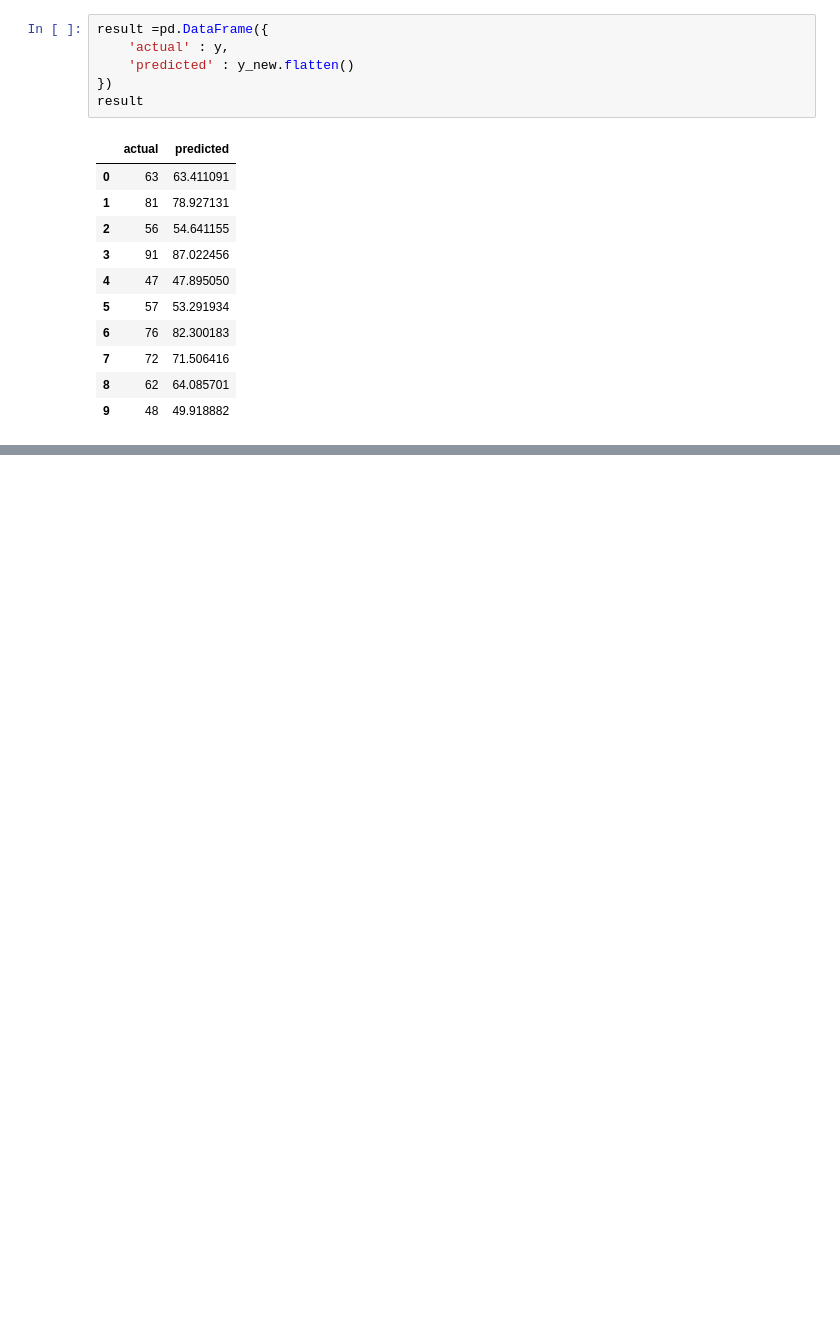
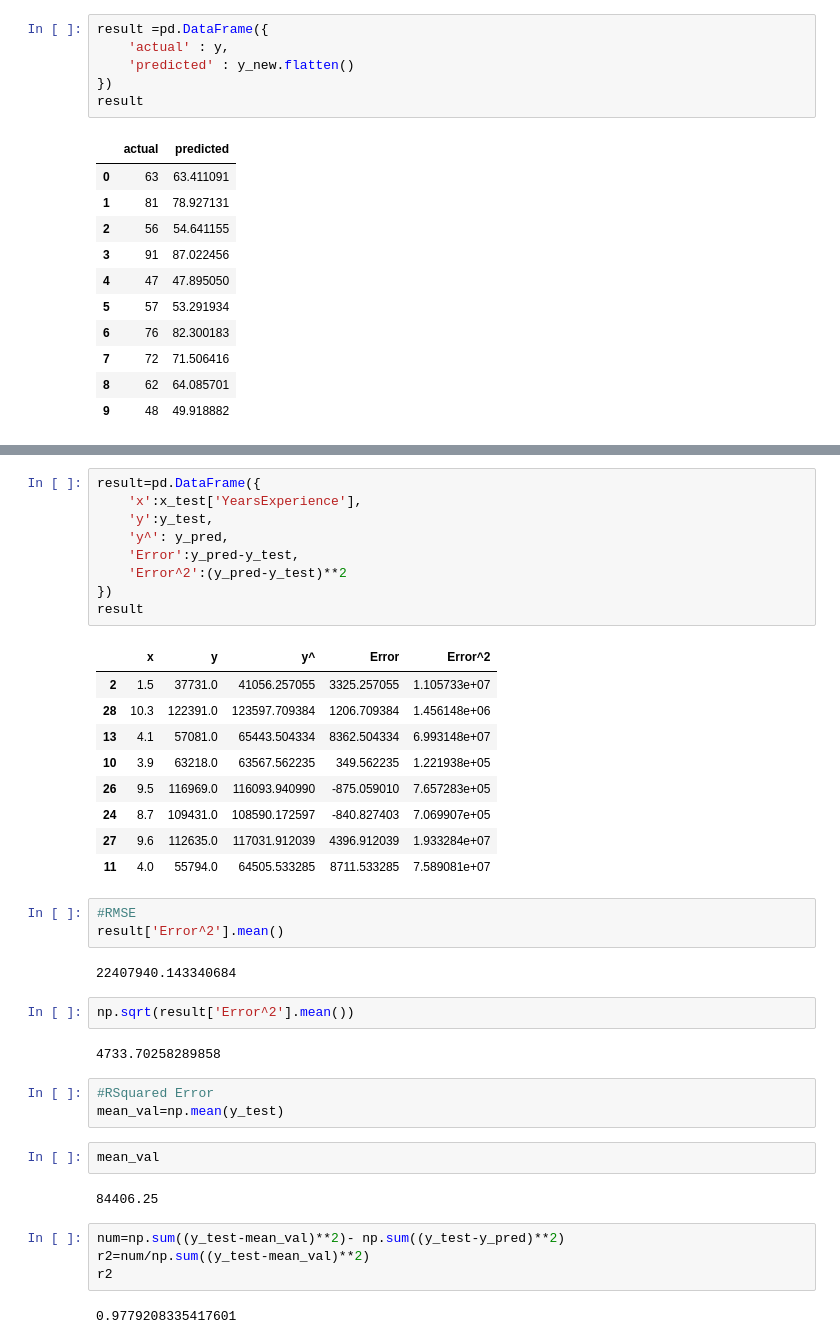
Before and after one commit to rkpun/Python-AI-code-CDAC, a Jupyter notebook: 30 Simple Linear Regression.ipynb, the cells around one changed output, grey strips where cells are left out. Saved outputs shown, nothing was run; the diff lists cells and outputs as text; blank space fills up the shorter version.

```diff
--- a/30 Simple Linear Regression.ipynb
+++ b/30 Simple Linear Regression.ipynb
@@ -78,0 +241,41 @@ result
+# %%
+result=pd.DataFrame({
+    'x':x_test['YearsExperience'],
+    'y':y_test,
+    'y^': y_pred,
+    'Error':y_pred-y_test,
+    'Error^2':(y_pred-y_test)**2
+})
+result
+# %% [output]
+|  | x | y | y^ | Error | Error^2 |
+| 2 | 1.5 | 37731.0 | 41056.257055 | 3325.257055 | 1.105733e+07 |
+| 28 | 10.3 | 122391.0 | 123597.709384 | 1206.709384 | 1.456148e+06 |
+| 13 | 4.1 | 57081.0 | 65443.504334 | 8362.504334 | 6.993148e+07 |
+| 10 | 3.9 | 63218.0 | 63567.562235 | 349.562235 | 1.221938e+05 |
+| 26 | 9.5 | 116969.0 | 116093.940990 | -875.059010 | 7.657283e+05 |
+| 24 | 8.7 | 109431.0 | 108590.172597 | -840.827403 | 7.069907e+05 |
+| 27 | 9.6 | 112635.0 | 117031.912039 | 4396.912039 | 1.933284e+07 |
+| 11 | 4.0 | 55794.0 | 64505.533285 | 8711.533285 | 7.589081e+07 |
+# %%
+#RMSE
+result['Error^2'].mean()
+# %% [output]
+22407940.143340684
+# %%
+np.sqrt(result['Error^2'].mean())
+# %% [output]
+4733.70258289858
+# %%
+#RSquared Error
+mean_val=np.mean(y_test)
+# %%
+mean_val
+# %% [output]
+84406.25
+# %%
+num=np.sum((y_test-mean_val)**2)- np.sum((y_test-y_pred)**2)
+r2=num/np.sum((y_test-mean_val)**2)
+r2
+# %% [output]
+0.9779208335417601
```
Also changed, not shown: parts of 33 cells of this notebook, 2 other files.
